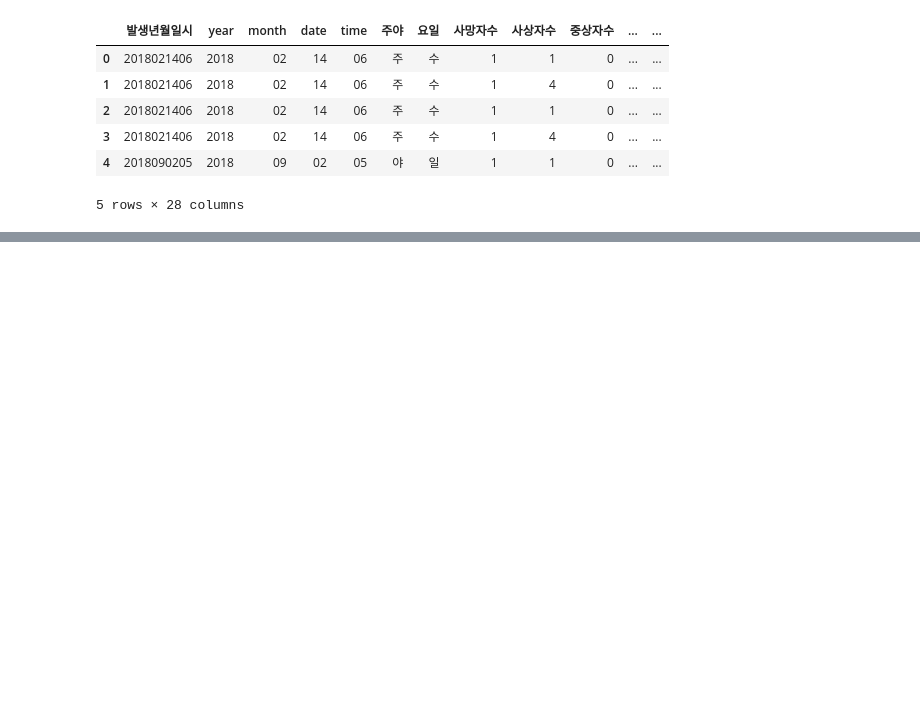
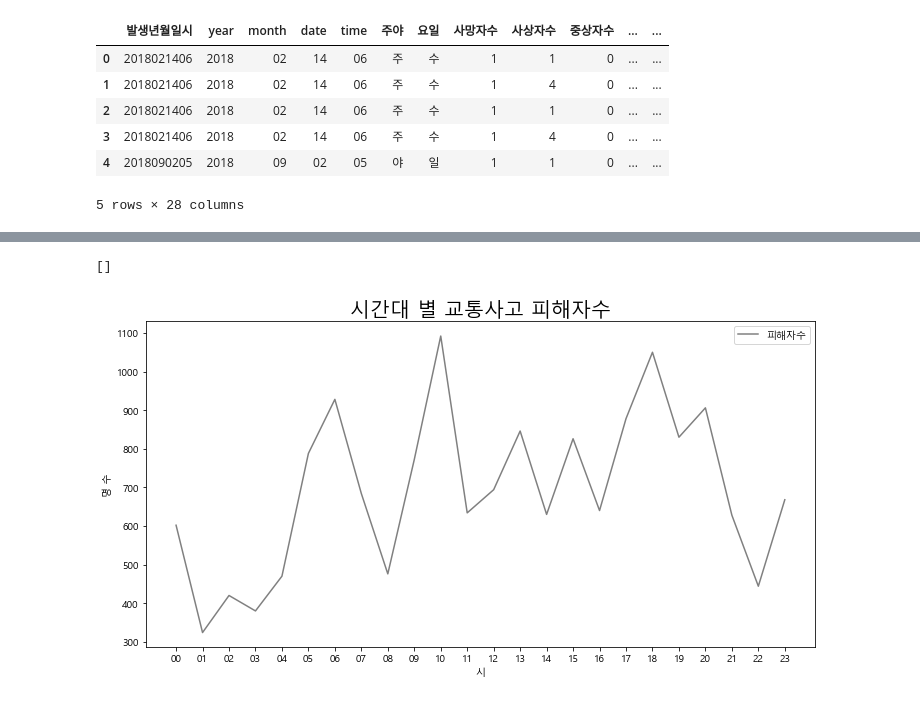
Before and after one commit to cybermin/PythonData, a Jupyter notebook: 과제2/201711547/201711547 구재관.ipynb, the cells around one changed output, grey strips where cells are left out. Drawn from its saved outputs; the diff is of its cells as text; code cells hidden in the pictures; blank space fills up the shorter version.

```diff
--- a/과제2/201711547/201711547 구재관.ipynb
+++ b/과제2/201711547/201711547 구재관.ipynb
@@ -407,0 +351,2 @@ data_new.head()
+# %%
+time_accident = data_new.groupby('time')[['피해자수']].sum()
@@ -407,0 +384,2 @@ data_new.head()
+# %%
+time_accident = time_accident.reset_index()
@@ -407,0 +395,15 @@ data_new.head()
+# %%
+# 시각 별 교통사고 피해자수 graph
+x= range(len(time_accident['피해자수']))
+x2 = time_accident['time']
+
+time_accident.plot(color="gray",figsize=(12,6))
+plt.xticks(x,x2)
+plt.xlabel('시')
+plt.ylabel('명 수')
+plt.title('시간대 별 교통사고 피해자수',fontsize=20)
+
+plt.plot()
+# %% [output]
+[]
+[figure, added]
```
Also changed, not shown: parts of 63 cells of this notebook, 1 other file.
